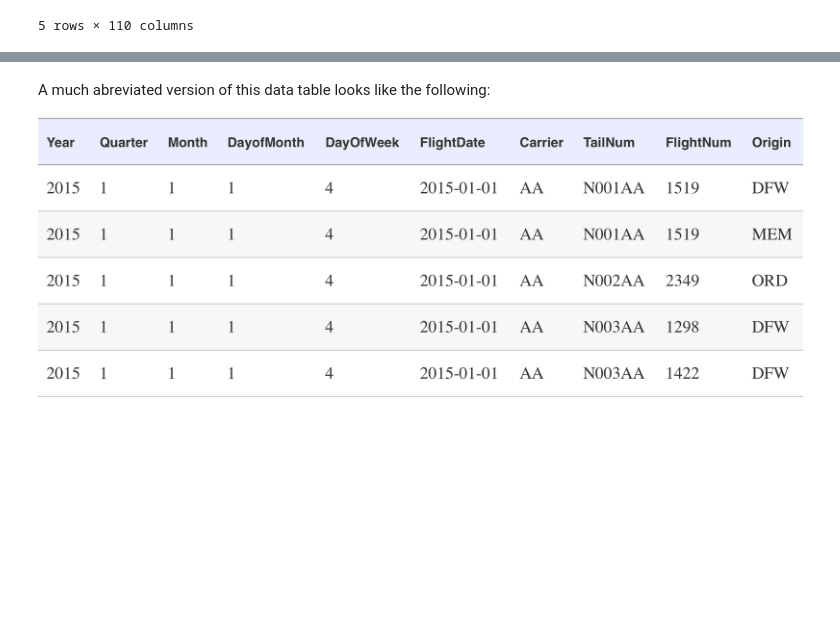
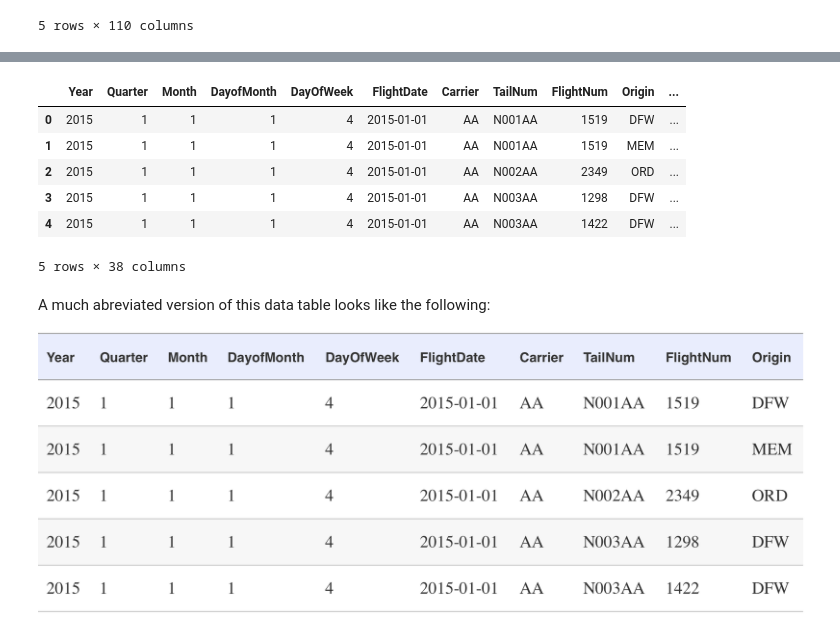
Before and after one commit to vineyshar/Agile_Data_Code_2, a Jupyter notebook: ch04/Collecting_and_Displaying_Records.ipynb, the cells around one changed output, grey strips where cells are left out. Drawn from its saved outputs; the diff is of its cells as text; code cells hidden in the pictures; blank space fills up the shorter version.

```diff
--- a/ch04/Collecting_and_Displaying_Records.ipynb
+++ b/ch04/Collecting_and_Displaying_Records.ipynb
@@ -152,31 +156,39 @@ on_time_dataframe.limit(20).toPandas().head()
 # %%
-on_time_dataframe.registerTempTable("on_time_performance")
+on_time_dataframe.registerTempTable("raw_on_time_performance")
 
 trimmed_cast_performance = spark.sql("""
 SELECT
   Year, Quarter, Month, DayofMonth, DayOfWeek, FlightDate,
   Carrier, TailNum, FlightNum,
   Origin, OriginCityName, OriginState,
   Dest, DestCityName, DestState,
   DepTime, cast(DepDelay as float), cast(DepDelayMinutes as int),
   cast(TaxiOut as float), cast(TaxiIn as float),
   WheelsOff, WheelsOn,
   ArrTime, cast(ArrDelay as float), cast(ArrDelayMinutes as float),
   cast(Cancelled as int), cast(Diverted as int),
   cast(ActualElapsedTime as float), cast(AirTime as float),
   cast(Flights as int), cast(Distance as float),
   cast(CarrierDelay as float), cast(WeatherDelay as float),
   cast(NASDelay as float),
   cast(SecurityDelay as float),
   cast(LateAircraftDelay as float),
   CRSDepTime, CRSArrTime
 FROM
-  on_time_performance
+  raw_on_time_performance
 """)
 
 # Replace on_time_performance table# with our new, trimmed table and show its contents
 trimmed_cast_performance.registerTempTable("on_time_performance")
 trimmed_cast_performance.limit(10).toPandas().head()
+# %% [output]
+|  | Year | Quarter | Month | DayofMonth | DayOfWeek | FlightDate | Carrier | TailNum | FlightNum | Origin | ... |
+| 0 | 2015 | 1 | 1 | 1 | 4 | 2015-01-01 | AA | N001AA | 1519 | DFW | ... |
+| 1 | 2015 | 1 | 1 | 1 | 4 | 2015-01-01 | AA | N001AA | 1519 | MEM | ... |
+| 2 | 2015 | 1 | 1 | 1 | 4 | 2015-01-01 | AA | N002AA | 2349 | ORD | ... |
+| 3 | 2015 | 1 | 1 | 1 | 4 | 2015-01-01 | AA | N003AA | 1298 | DFW | ... |
+| 4 | 2015 | 1 | 1 | 1 | 4 | 2015-01-01 | AA | N003AA | 1422 | DFW | ... |
+5 rows × 38 columns
 # %% [markdown]
 A much abreviated version of this data table looks like the following:
 
```
Also changed, not shown: parts of 1 cell of this notebook.
